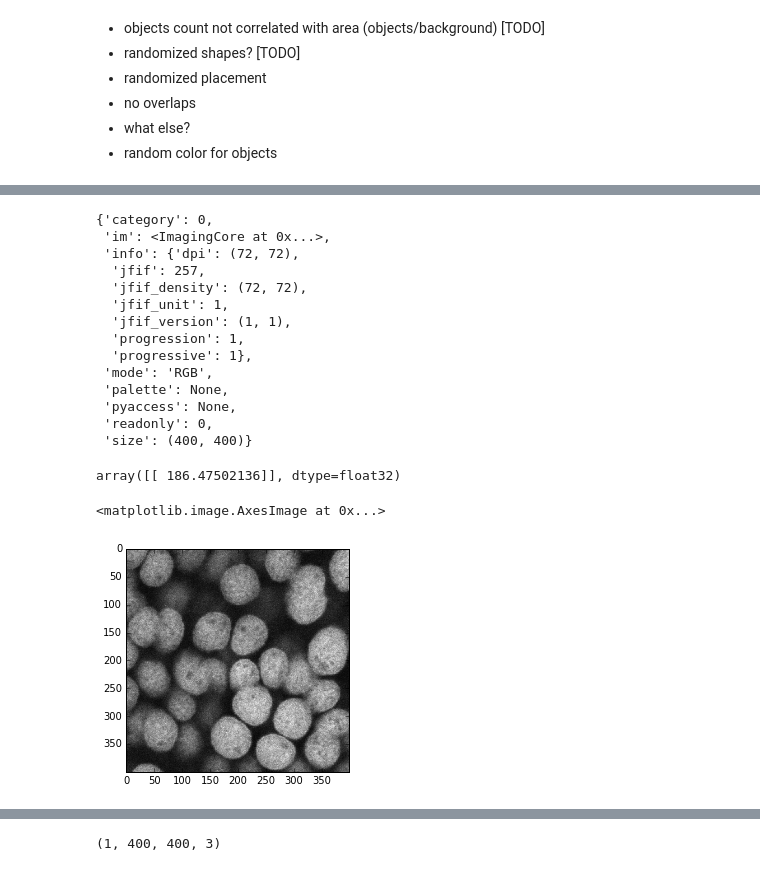
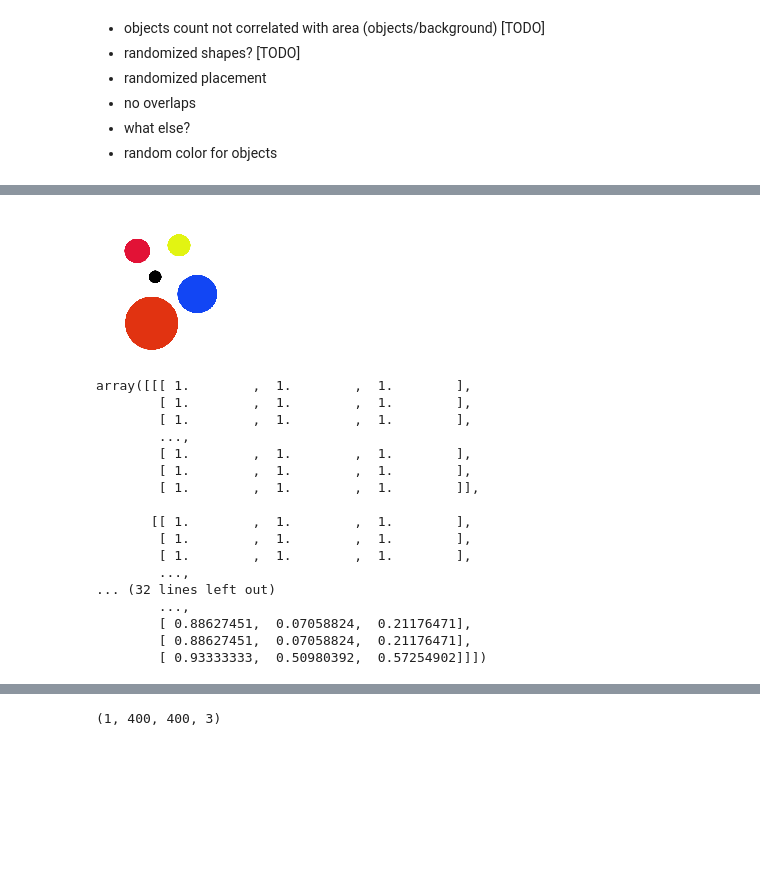
Before and after one commit to i008/deepcounting, a Jupyter notebook: deepcounting.ipynb, the cells around one changed output, grey strips where cells are left out. Drawn from its saved outputs; the diff is of its cells as text; code cells hidden in the pictures; blank space fills up the shorter version.

```diff
--- a/deepcounting.ipynb
+++ b/deepcounting.ipynb
@@ -192,2 +214,0 @@ NameError: name 'model' is not defined
-# %%
-img = go.image_generator()
@@ -271,30 +302,30 @@ def load_img(path, grayscale=False, target_size=None):
 from PIL import Image
 # %%
 im = load_img('circles.jpg')
-im = im.resize((400, 400))
-im.__dict__
+im = im.resize((150, 150))
+im
 # %% [output]
-{'category': 0,
- 'im': <ImagingCore at 0x...>,
- 'info': {'dpi': (72, 72),
-  'jfif': 257,
-  'jfif_density': (72, 72),
-  'jfif_unit': 1,
-  'jfif_version': (1, 1),
-  'progression': 1,
-  'progressive': 1},
- 'mode': 'RGB',
- 'palette': None,
- 'pyaccess': None,
- 'readonly': 0,
- 'size': (400, 400)}
+[figure, added]
 # %%
 im2 = np.asarray(im)
-model.predict(np.expand_dims(im2,0))
+im2 = im2/255.0
+im2[:50, :50]
+# model.predict(np.expand_dims(im2,0))
 # %% [output]
-array([[ 186.47502136]], dtype=float32)
+array([[[ 1.        ,  1.        ,  1.        ],
+        [ 1.        ,  1.        ,  1.        ],
+        [ 1.        ,  1.        ,  1.        ],
+        ...,
+        [ 1.        ,  1.        ,  1.        ],
+        [ 1.        ,  1.        ,  1.        ],
+        [ 1.        ,  1.        ,  1.        ]],
+
+       [[ 1.        ,  1.        ,  1.        ],
+        [ 1.        ,  1.        ,  1.        ],
+        [ 1.        ,  1.        ,  1.        ],
+        ...,
+... (32 lines left out)
+        ...,
+        [ 0.88627451,  0.07058824,  0.21176471],
+        [ 0.88627451,  0.07058824,  0.21176471],
+        [ 0.93333333,  0.50980392,  0.57254902]]])
-# %%
-plt.imshow(im2)
-# %% [output]
-<matplotlib.image.AxesImage at 0x...>
-[figure, removed]
```
Also changed, not shown: parts of 26 cells of this notebook.
